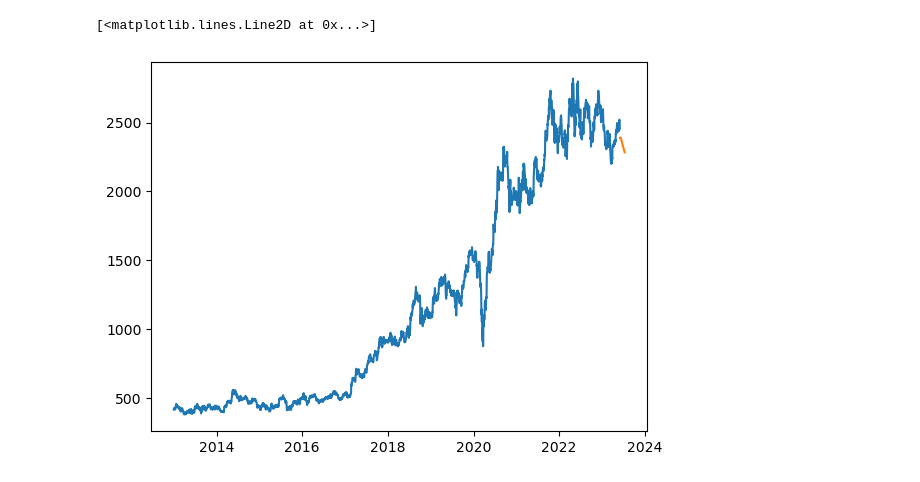
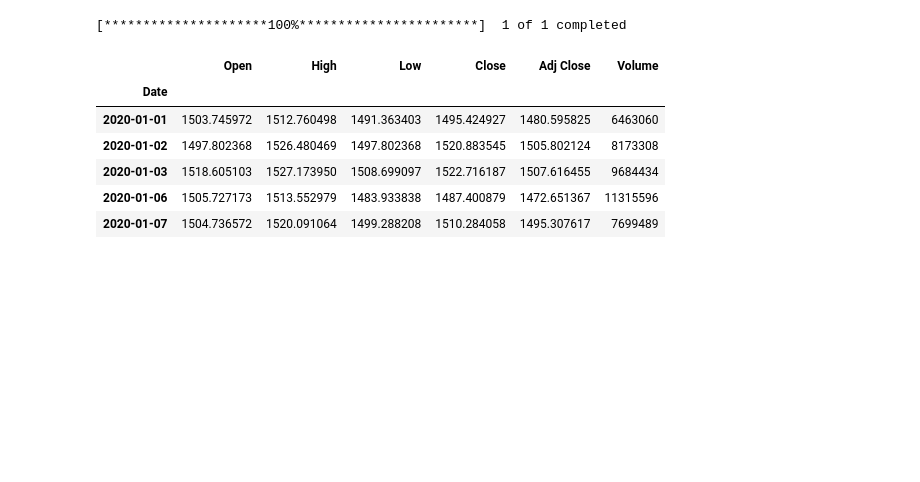
Before and after one commit to friskyspock/stock-market-streamlit-group1, a Jupyter notebook: model_trial.ipynb, the cells around one changed output. Cells and saved outputs as stored; diff of their text form; code cells hidden in the pictures; blank space fills up the shorter version.

```diff
--- a/model_trial.ipynb
+++ b/model_trial.ipynb
@@ -206,7 +16,17 @@ pred_stocks, pred_dates = predict_future(30,80)
-# %%
-fig1,ax1 = plt.subplots()
-ax1.plot(dates,array)
-ax1.plot(pred_dates,pred_stocks)
-# %% [output]
-[<matplotlib.lines.Line2D at 0x...>]
-[figure, removed]
+# %%
+ticker = "RELIANCE.NS"
+start_date = dt.datetime(2020,1,1)
+end_date = dt.datetime.now()
+raw_data= yf.download(ticker, start=start_date, end=end_date)
+# %% [output]
+[*********************100%***********************]  1 of 1 completed
+# %%
+raw_data.head()
+# %% [output]
+|  | Open | High | Low | Close | Adj Close | Volume |
+| Date |  |  |  |  |  |  |
+| 2020-01-01 | 1503.745972 | 1512.760498 | 1491.363403 | 1495.424927 | 1480.595825 | 6463060 |
+| 2020-01-02 | 1497.802368 | 1526.480469 | 1497.802368 | 1520.883545 | 1505.802124 | 8173308 |
+| 2020-01-03 | 1518.605103 | 1527.173950 | 1508.699097 | 1522.716187 | 1507.616455 | 9684434 |
+| 2020-01-06 | 1505.727173 | 1513.552979 | 1483.933838 | 1487.400879 | 1472.651367 | 11315596 |
+| 2020-01-07 | 1504.736572 | 1520.091064 | 1499.288208 | 1510.284058 | 1495.307617 | 7699489 |
```
Also changed, not shown: parts of 15 cells of this notebook, 2 other files.
